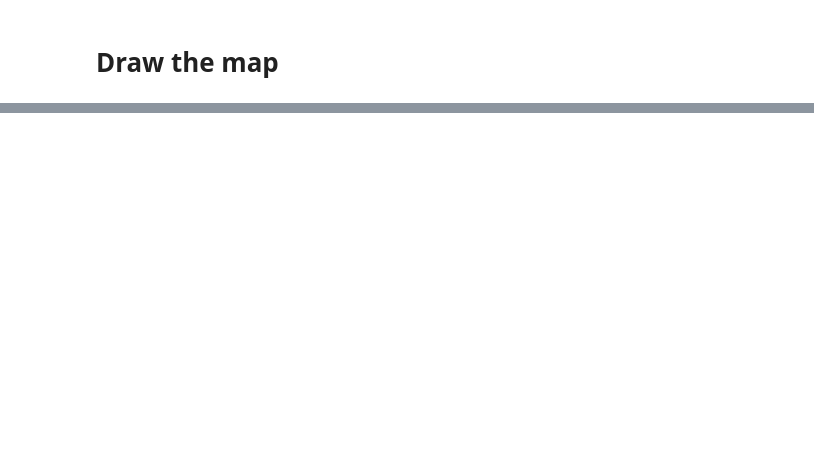
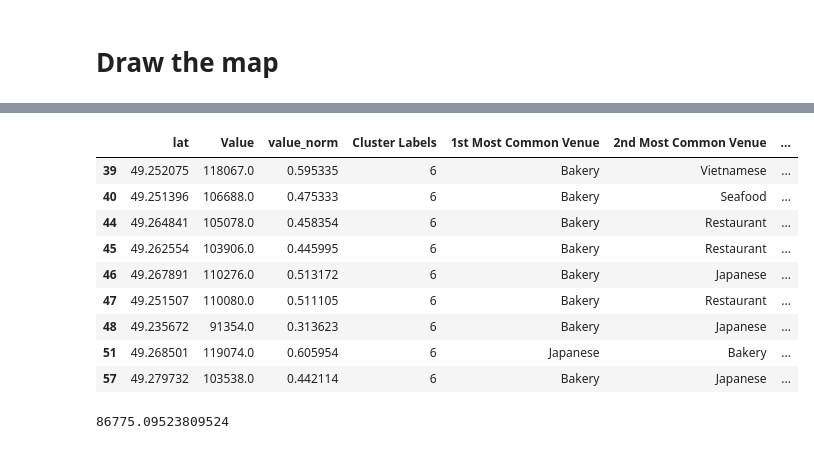
Before and after one commit to shenzj1994/Coursera_Capstone, a Jupyter notebook: final_capstone/CapstoneNotebook.ipynb, the cells around one changed output, grey strips where cells are left out. Cells and saved outputs as stored; diff of their text form; code cells hidden in the pictures; blank space fills up the shorter version.

```diff
--- a/final_capstone/CapstoneNotebook.ipynb
+++ b/final_capstone/CapstoneNotebook.ipynb
@@ -308,3 +308,23 @@ for lat, lon, poi, cluster, median_income_norm in zip(van_merged['lat'], van_mer
 map_clusters
 # %% [output]
 [interactive output not drawn]
+# %%
+c1 = van_merged.loc[van_merged['Cluster Labels'] == 6, van_merged.columns[[1] + list(range(5, van_merged.shape[1]))]]
+c1.head(10)
+# %% [output]
+|  | lat | Value | value_norm | Cluster Labels | 1st Most Common Venue | 2nd Most Common Venue | ... |
+| 39 | 49.252075 | 118067.0 | 0.595335 | 6 | Bakery | Vietnamese | ... |
+| 40 | 49.251396 | 106688.0 | 0.475333 | 6 | Bakery | Seafood | ... |
+| 44 | 49.264841 | 105078.0 | 0.458354 | 6 | Bakery | Restaurant | ... |
+| 45 | 49.262554 | 103906.0 | 0.445995 | 6 | Bakery | Restaurant | ... |
+| 46 | 49.267891 | 110276.0 | 0.513172 | 6 | Bakery | Japanese | ... |
+| 47 | 49.251507 | 110080.0 | 0.511105 | 6 | Bakery | Restaurant | ... |
+| 48 | 49.235672 | 91354.0 | 0.313623 | 6 | Bakery | Japanese | ... |
+| 51 | 49.268501 | 119074.0 | 0.605954 | 6 | Japanese | Bakery | ... |
+| 57 | 49.279732 | 103538.0 | 0.442114 | 6 | Bakery | Japanese | ... |
+# %%
+c2 = van_merged.loc[van_merged['Cluster Labels'] == 2, van_merged.columns[[1] + list(range(5, van_merged.shape[1]))]]
+c2.head(10)
+c2['Value'].mean()
+# %% [output]
+86775.09523809524
```
Also changed, not shown: parts of 8 cells of this notebook, 2 other files.
